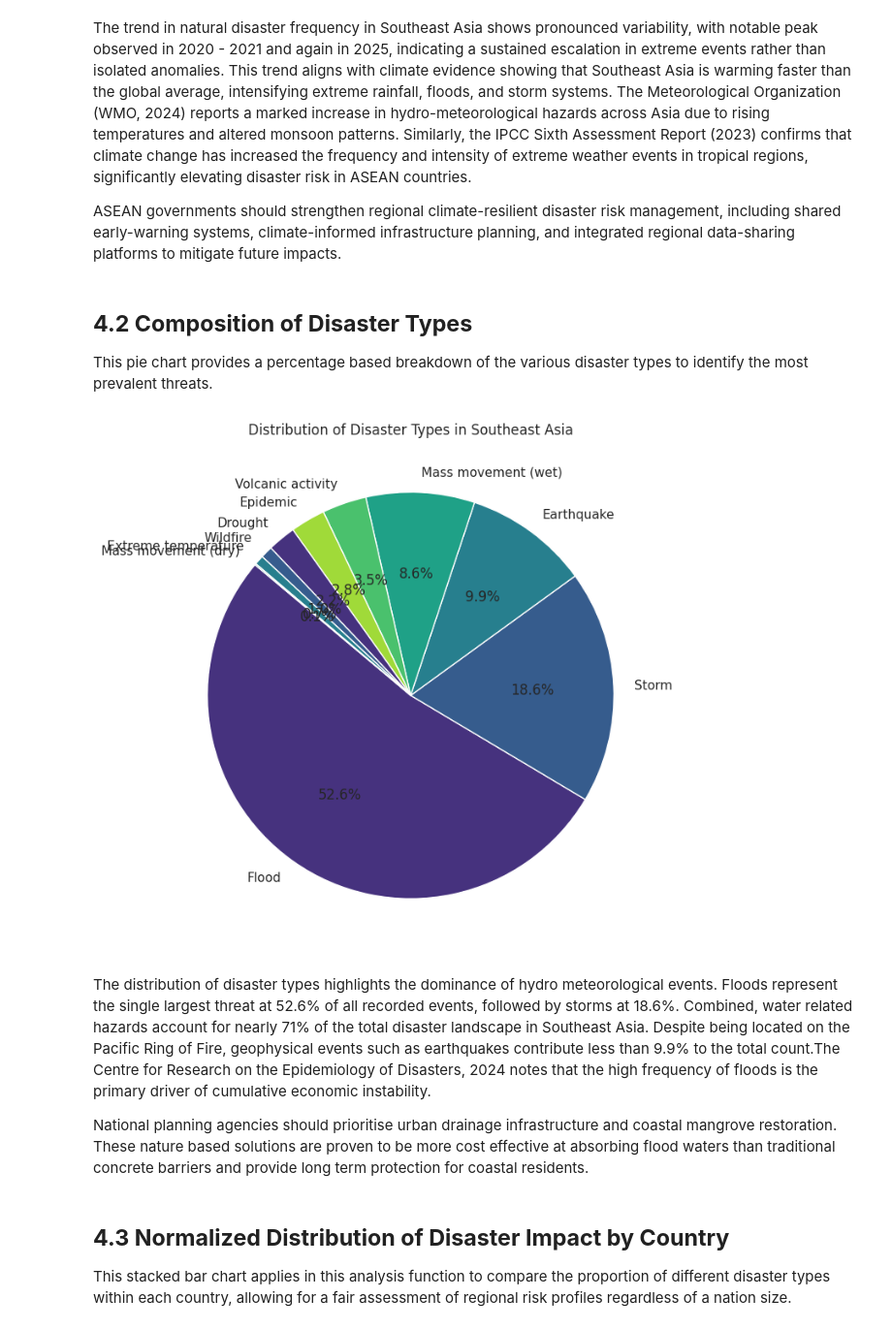
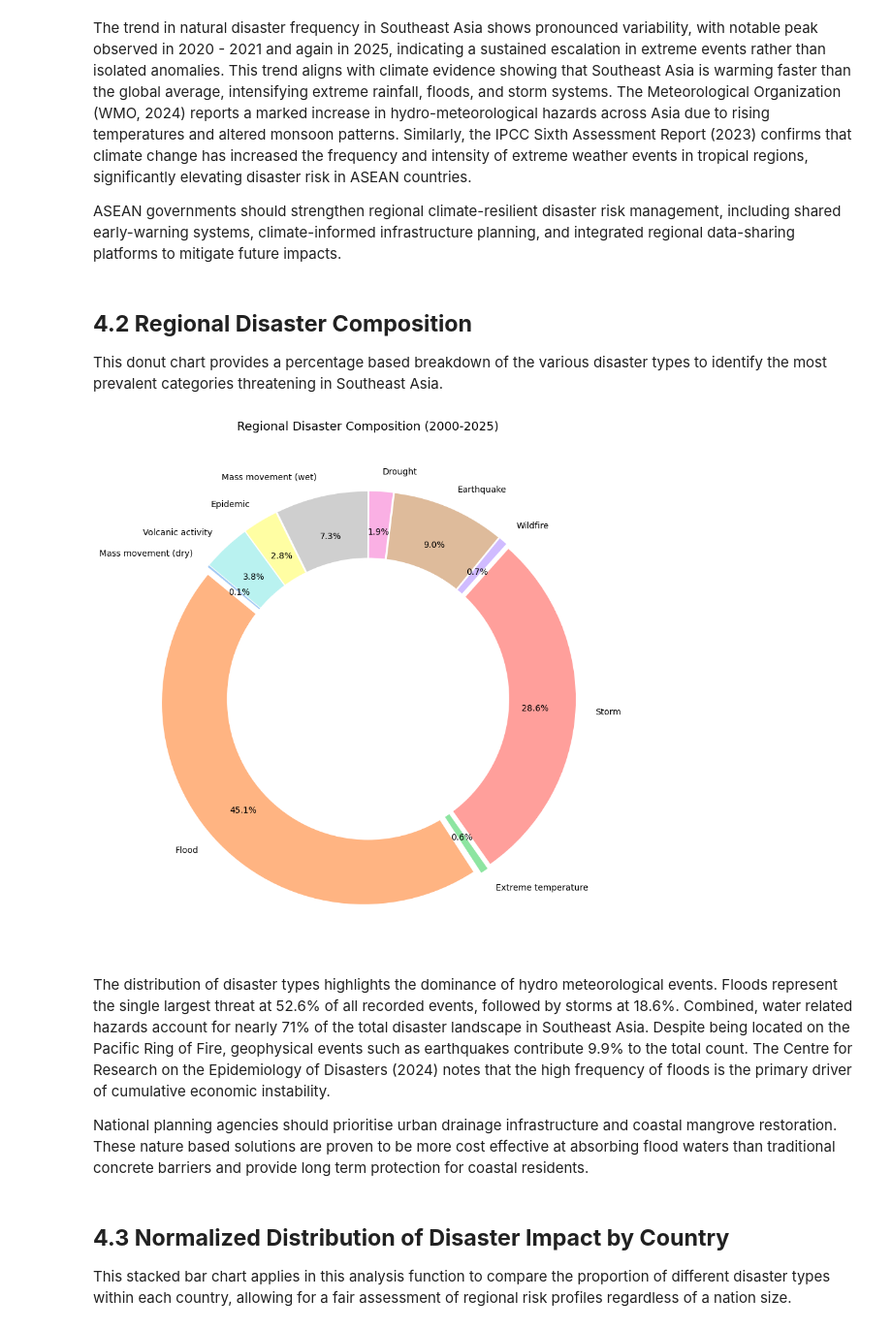
Before and after one commit to Rozieyati/Project_2_Data_Science, a Jupyter notebook: P166417_Impact_Analysis_of_Natural_Disasters_in_Asia.ipynb, the cells around one changed output. Shown at 97% size. Cells and saved outputs as stored; diff of their text form; code cells hidden in the pictures.

```diff
--- a/P166417_Impact_Analysis_of_Natural_Disasters_in_Asia.ipynb
+++ b/P166417_Impact_Analysis_of_Natural_Disasters_in_Asia.ipynb
@@ -194,19 +331,52 @@ The trend in natural disaster frequency in Southeast Asia shows pronounced varia
 
 ASEAN governments should strengthen regional climate-resilient disaster risk management, including shared early-warning systems, climate-informed infrastructure planning, and integrated regional data-sharing platforms to mitigate future impacts.
 # %% [markdown]
-## **4.2 Composition of Disaster Types**
+## **4.2 Regional Disaster Composition**
 
-This pie chart provides a percentage based breakdown of the various disaster types to identify the most prevalent threats.
+This donut chart provides a percentage based breakdown of the various disaster types to identify the most prevalent categories threatening in Southeast Asia.
-# %%
-plt.figure(figsize=(8, 8))
-disaster_types = df_sea['Disaster Type'].value_counts()
-plt.pie(disaster_types, labels=disaster_types.index, autopct='%1.1f%%', startangle=140, colors=sns.color_palette('viridis'))
-plt.title('Distribution of Disaster Types in Southeast Asia')
-plt.show()
-# %% [output]
-[figure, removed]
+# %%
+plt.figure(figsize=(9, 9))
+
+# 1. Get counts
+counts = df_sea['Disaster Type'].value_counts()
+
+# 2. Mix the order (Manually reorder to prevent small slices from overlapping)
+# We place large slices between smaller ones
+original_labels = counts.index.tolist()
+if len(original_labels) >= 4:
+    # Example mixed order: Large, Small, Medium, Small, Large...
+    # This logic takes the sorted list and mixes the positions
+    mixed_indices = []
+    low = 0
+    high = len(original_labels) - 1
+    while low <= high:
+        mixed_indices.append(high)
+        if low != high:
+            mixed_indices.append(low)
+        high -= 1
+        low += 1
+
+    counts = counts.iloc[mixed_indices]
+
+# 3. Plotting
+colors = sns.color_palette('pastel', n_colors=len(counts))
+plt.pie(counts, labels=counts.index, autopct='%1.1f%%',
+        pctdistance=0.80, labeldistance=1.1,
+        colors=colors, startangle=140,
+        explode=[0.03]*len(counts)) # Slight separation to help clarity
+
+# Add center circle for Donut effect
+center_circle = plt.Circle((0, 0), 0.70, fc='white')
+fig = plt.gcf()
+fig.gca().add_artist(center_circle)
+
+plt.title('Regional Disaster Composition (2000-2025)', fontsize=14, pad=20)
+plt.tight_layout()
+plt.show()
+# %% [output]
+[figure, added]
 # %% [markdown]
-The distribution of disaster types highlights the dominance of hydro meteorological events. Floods represent the single largest threat at 52.6%  of all recorded events, followed by storms at 18.6%. Combined, water related hazards account for nearly 71% of the total disaster landscape in Southeast Asia. Despite being located on the Pacific Ring of Fire, geophysical events such as earthquakes contribute less than 9.9% to the total count.The Centre for Research on the Epidemiology of Disasters, 2024 notes that the high frequency of floods is the primary driver of cumulative economic instability.
+The distribution of disaster types highlights the dominance of hydro meteorological events. Floods represent the single largest threat at 52.6%  of all recorded events, followed by storms at 18.6%. Combined, water related hazards account for nearly 71% of the total disaster landscape in Southeast Asia. Despite being located on the Pacific Ring of Fire, geophysical events such as earthquakes contribute 9.9% to the total count. The Centre for Research on the Epidemiology of Disasters (2024) notes that the high frequency of floods is the primary driver of cumulative economic instability.
 
 National planning agencies should prioritise urban drainage infrastructure and coastal mangrove restoration. These nature based solutions are proven to be more cost effective at absorbing flood waters than traditional concrete barriers and provide long term protection for coastal residents.
 # %% [markdown]
```
Also changed, not shown: parts of 25 cells of this notebook.
